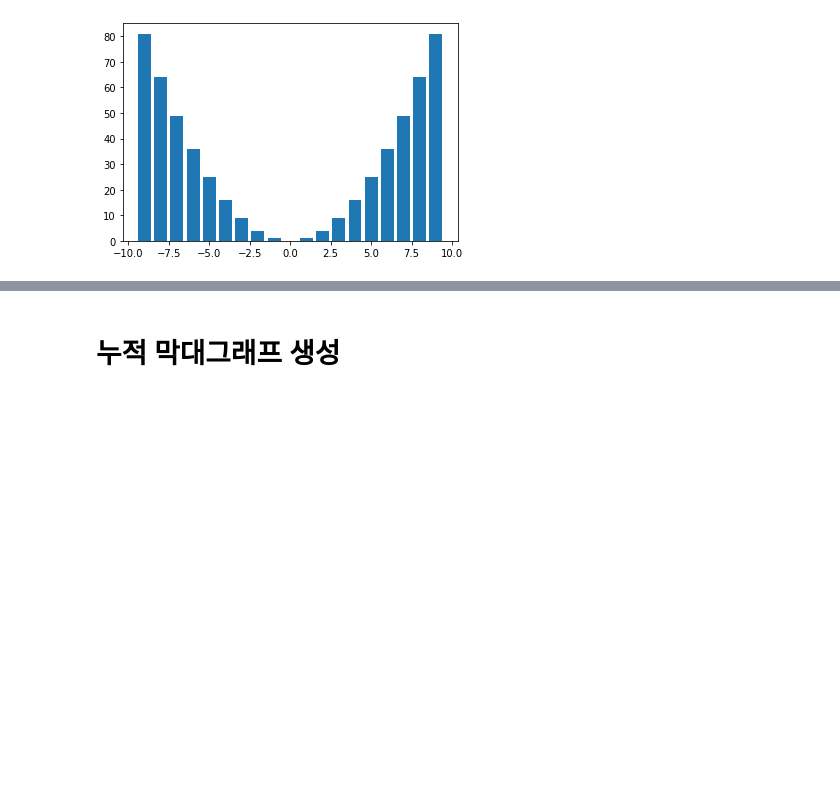
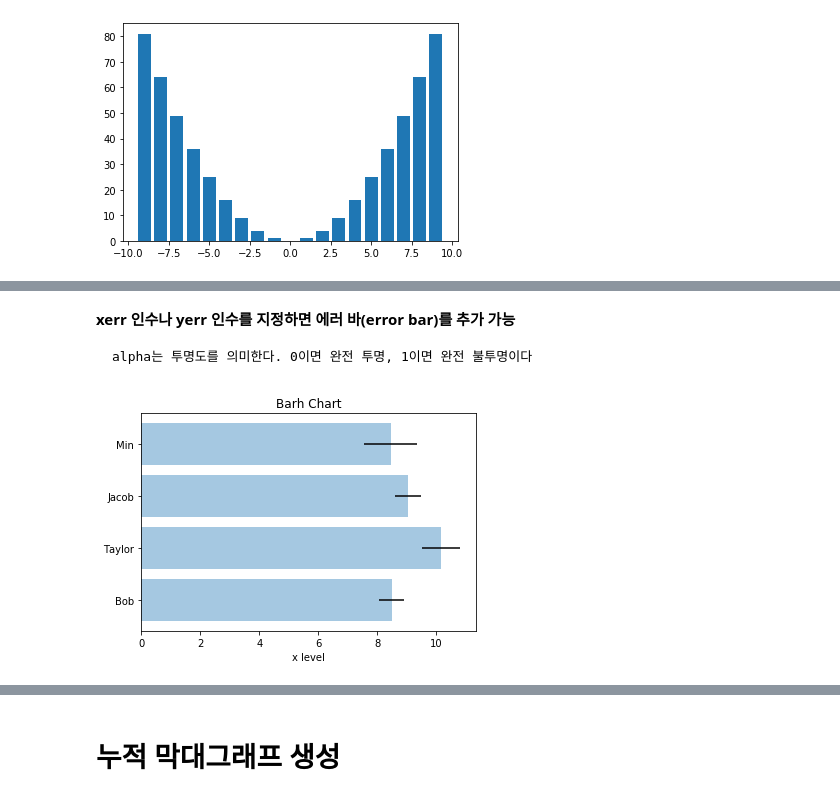
Before and after one commit to kyungminlee-12/dataScienceStudy, a Jupyter notebook: Matplotlib_GraphKind.ipynb, the cells around one changed output, grey strips where cells are left out. Drawn from its saved outputs; the diff is of its cells as text; code cells hidden in the pictures; blank space fills up the shorter version.

```diff
--- a/Matplotlib_GraphKind.ipynb
+++ b/Matplotlib_GraphKind.ipynb
@@ -119,0 +177,23 @@ plt.show()
+# %% [markdown]
+**xerr 인수나 yerr 인수를 지정하면 에러 바(error bar)를 추가 가능**
+~~~
+alpha는 투명도를 의미한다. 0이면 완전 투명, 1이면 완전 불투명이다
+~~~
+# %%
+import numpy as np
+np.random.seed(0)
+
+people = ['Bob', 'Taylor', 'Jacob', 'Min']
+y_pos = np.arange(len(people))            #
+performance = 3 + 10 * np.random.rand(len(people))
+error = np.random.rand(len(people))       #len(people)은 random으로 뽑을 숫자 개수를 지정하는 것이다!!
+
+plt.title("Barh Chart")
+
+# plt.barh → 가로 막대 (기준들, 각 기준의 수치)
+plt.barh(y_pos, performance, xerr=error, alpha=0.4)      #막대 그래프를 그리는 코드
+plt.yticks(y_pos, people)                                #y축 내용 개수 지정 후 내용 지정
+plt.xlabel('x level')
+plt.show()
+# %% [output]
+[figure, added]
```
Also changed, not shown: parts of 27 cells of this notebook, 1 other file.
